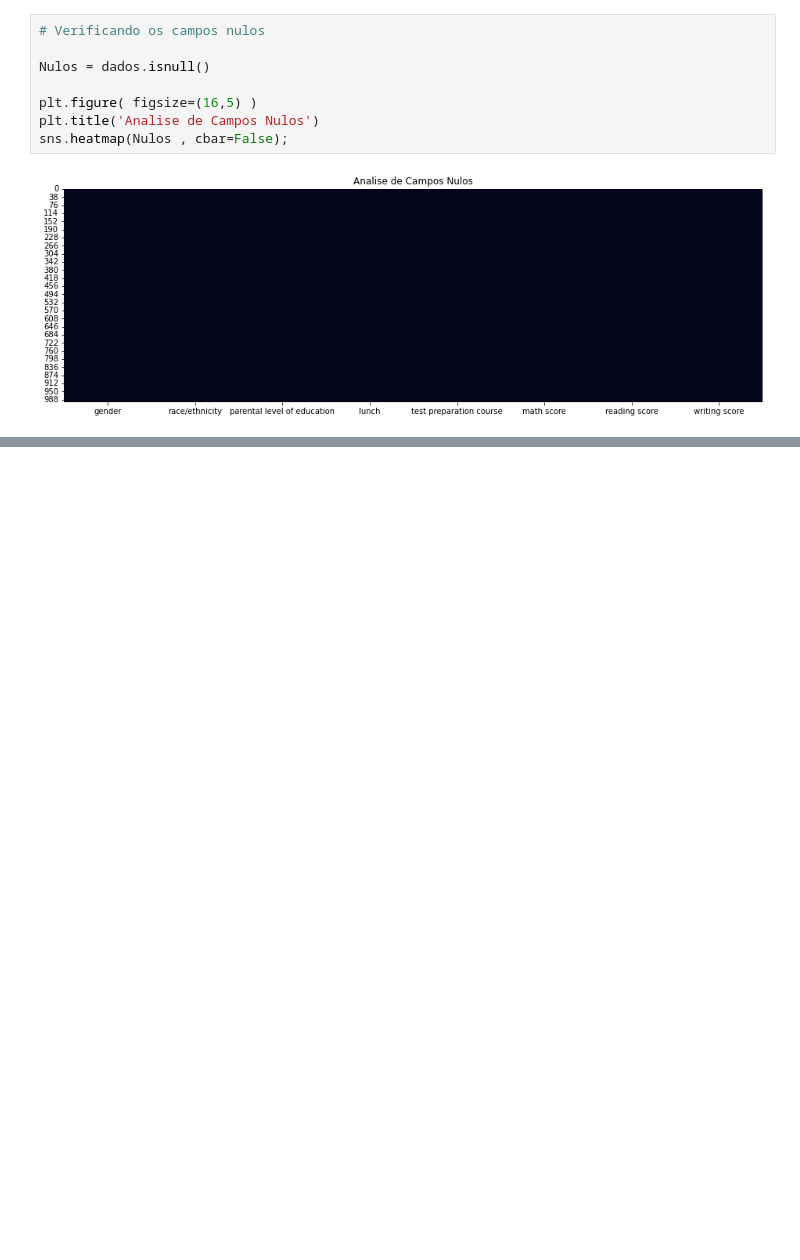
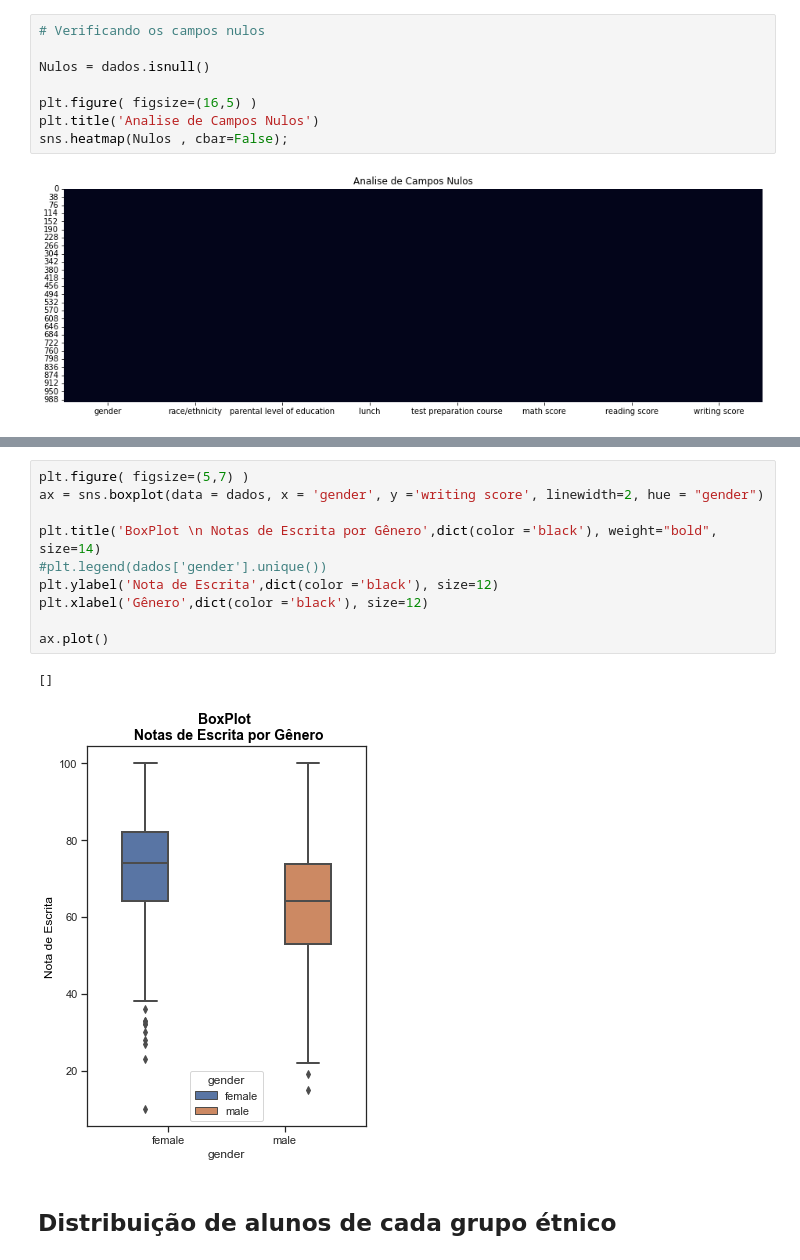
Before and after one commit to ZameromJairo/Python-Ref, a Jupyter notebook: Projeto 2/Untitled.ipynb, the cells around one changed output, grey strips where cells are left out. Cells and saved outputs as stored; diff of their text form; blank space fills up the shorter version.

```diff
--- a/Projeto 2/Untitled.ipynb
+++ b/Projeto 2/Untitled.ipynb
@@ -43,0 +125,15 @@ sns.heatmap(Nulos , cbar=False);
+# %%
+plt.figure( figsize=(5,7) )
+ax = sns.boxplot(data = dados, x = 'gender', y ='writing score', linewidth=2, hue = "gender")
+
+plt.title('BoxPlot \n Notas de Escrita por Gênero',dict(color ='black'), weight="bold", size=14)
+#plt.legend(dados['gender'].unique())
+plt.ylabel('Nota de Escrita',dict(color ='black'), size=12)
+plt.xlabel('Gênero',dict(color ='black'), size=12)
+
+ax.plot()
+# %% [output]
+[]
+[figure, added]
+# %% [markdown]
+## Distribuição de alunos de cada grupo étnico
```
Also changed, not shown: parts of 21 cells of this notebook.
